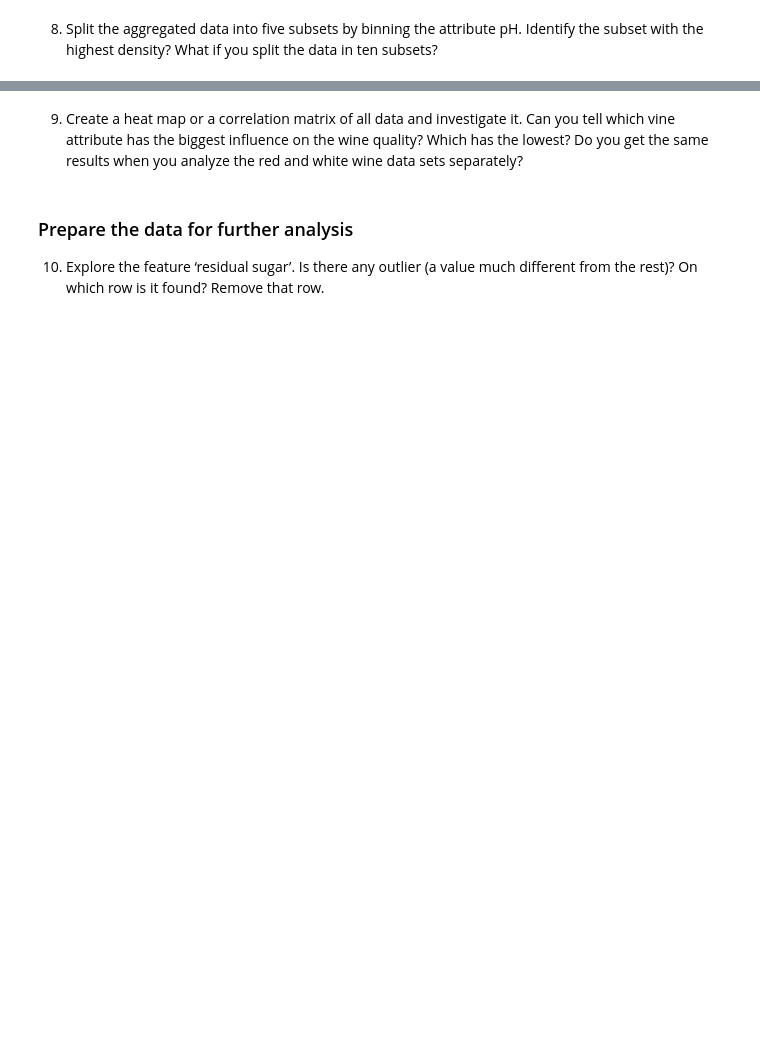
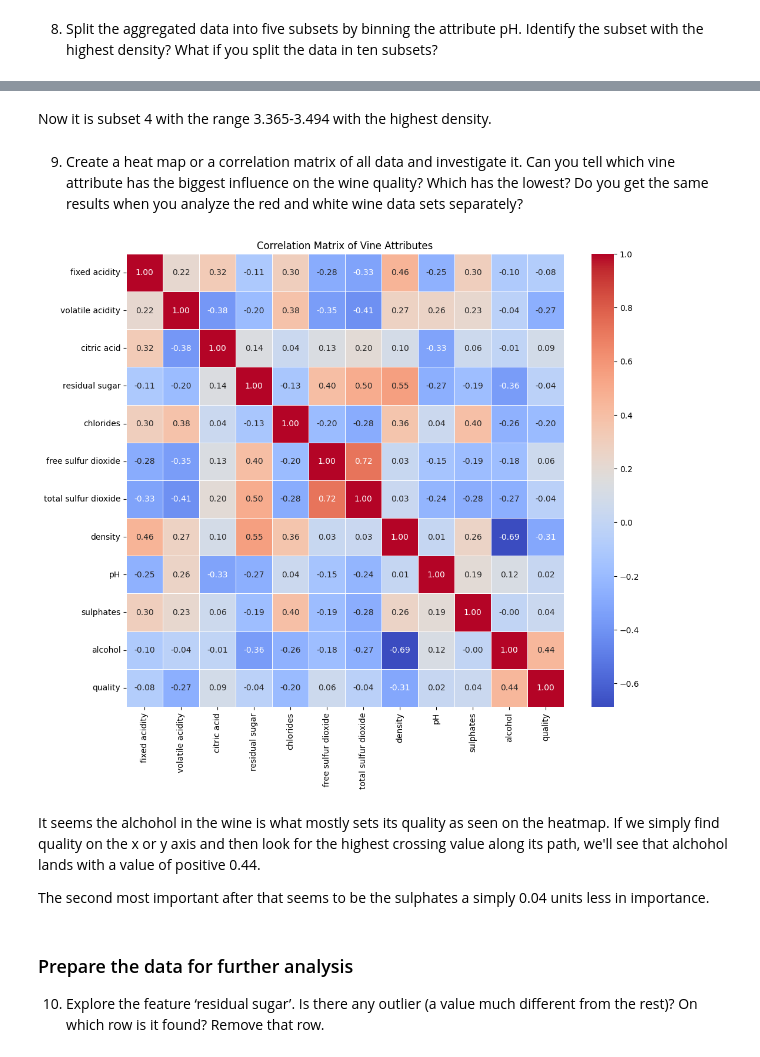
Before and after one commit to Peter537/Dat4-BI-MP2, a Jupyter notebook: winequality.ipynb, the cells around one changed output, grey strips where cells are left out. Drawn from its saved outputs; the diff is of its cells as text; code cells hidden in the pictures; blank space fills up the shorter version.

```diff
--- a/winequality.ipynb
+++ b/winequality.ipynb
@@ -128,3 +221,22 @@ d. which one has higher average quantity of residual sugar?
 # %% [markdown]
 8. Split the aggregated data into five subsets by binning the attribute pH. Identify the subset with
 the highest density? What if you split the data in ten subsets?
+# %%
+combined_df['pH_bins'] = pd.cut(combined_df['pH'], bins=5, labels=False)
+
+# Creating subsets using groupby
+subset_dict = {f'Subset{i+1}': group for i, group in combined_df.groupby('pH_bins')}
+
+
+for subset_name, subset_df in subset_dict.items():
+    print(f'{subset_name}: {len(subset_df)}')
+
+subset_with_highest_density = max(subset_dict, key=lambda k: len(subset_dict[k]))
+
+# And here we have the highest density subset - we couldve packaged this whole thing in to a function since we use it twice, but lets just keep it simple for now.
+print(f'Subset with the highest density is: {subset_with_highest_density}')
+
+
+bin_edges = pd.cut(combined_df['pH'], bins=5).unique()
+
+print(bin_edges)
@@ -130,0 +258,16 @@ the highest density? What if you split the data in ten subsets?
+# %%
+combined_df['pH_bins'] = pd.cut(combined_df['pH'], bins=10, labels=False)
+
+subset_dict = {f'Subset{i+1}': group for i, group in combined_df.groupby('pH_bins')}
+
+
+for subset_name, subset_df in subset_dict.items():
+    print(f'{subset_name}: {len(subset_df)}')
+
+subset_with_highest_density = max(subset_dict, key=lambda k: len(subset_dict[k]))
+
+print(f'Subset with the highest density is: {subset_with_highest_density}')
+
+bin_edges = pd.cut(combined_df['pH'], bins=10).unique()
+
+print(bin_edges)
@@ -131,7 +288,25 @@ the highest density? What if you split the data in ten subsets?
+# %% [markdown]
+Now it is subset 4 with the range 3.365-3.494 with the highest density.
 # %% [markdown]
 9. Create a heat map or a correlation matrix of all data and investigate it. Can you tell which vine
 attribute has the biggest influence on the wine quality? Which has the lowest?
 Do you get the same results when you analyze the red and white wine data sets separately?
+# %%
+
+correlation_df = combined_df.drop(columns=['pH_bins', 'wine_type'])
+
+correlation_matrix = correlation_df.corr()
+
+plt.figure(figsize=(12, 10))
+sns.heatmap(correlation_matrix, annot=True, cmap='coolwarm', fmt=".2f", linewidths=0.5)
+plt.title('Correlation Matrix of Vine Attributes')
+plt.show()
+# %% [output]
+[figure, added]
+# %% [markdown]
+It seems the alchohol in the wine is what mostly sets its quality as seen on the heatmap. If we simply find quality on the x or y axis and then look for the highest crossing value along its path, we'll see that alchohol lands with a value of positive 0.44.
+
+The second most important after that seems to be the sulphates a simply 0.04 units less in importance.
 # %% [markdown]
 ### Prepare the data for further analysis
 
```
Also changed, not shown: parts of 20 cells of this notebook.
